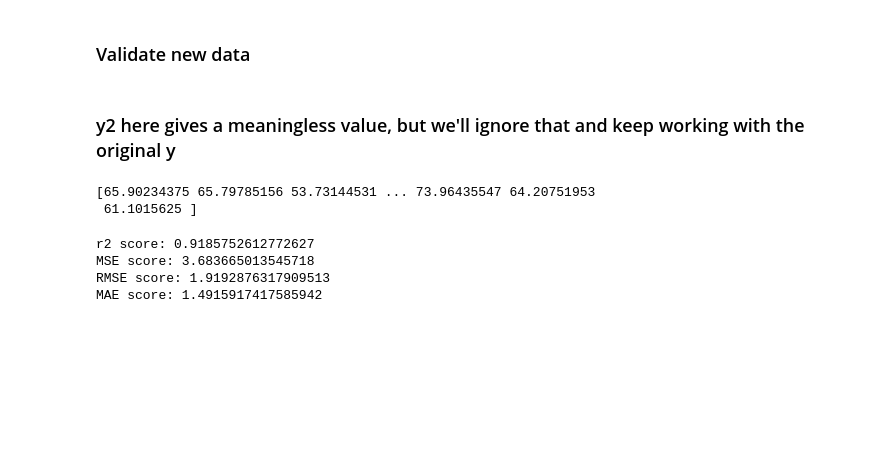
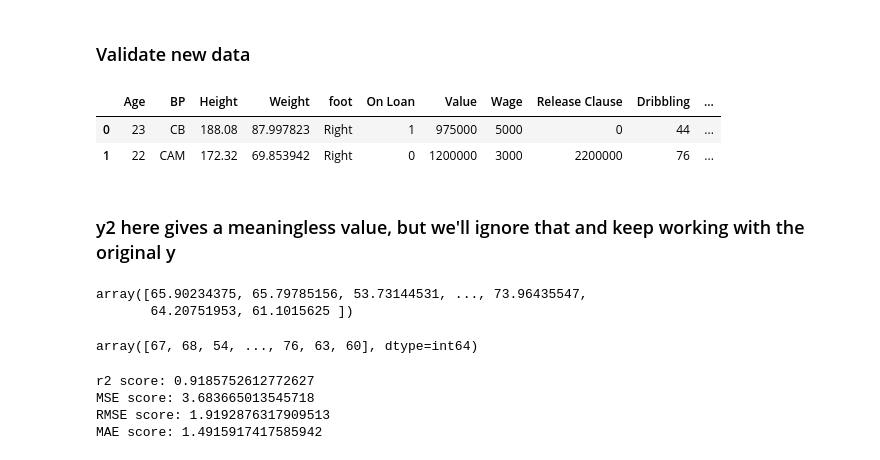
Before and after one commit to SangreNocturna/Fifa_LaLiga, a Jupyter notebook: Fifa_LaLiga-main/fifa21data.ipynb, the cells around one changed output. Drawn from its saved outputs; the diff is of its cells as text; code cells hidden in the pictures; blank space fills up the shorter version.

```diff
--- a/Fifa_LaLiga-main/fifa21data.ipynb
+++ b/Fifa_LaLiga-main/fifa21data.ipynb
@@ -305,6 +321,12 @@ MAE score: 1.5127089886487965
 ### Validate new data
 # %%
 df2 = preprocess(pd.read_csv('fifa21_validate.csv'))
+# %%
+df2.head(2)
+# %% [output]
+|  | Age | BP | Height | Weight | foot | On Loan | Value | Wage | Release Clause | Dribbling | ... |
+| 0 | 23 | CB | 188.08 | 87.997823 | Right | 1 | 975000 | 5000 | 0 | 44 | ... |
+| 1 | 22 | CAM | 172.32 | 69.853942 | Right | 0 | 1200000 | 3000 | 2200000 | 76 | ... |
 # %% [markdown]
 ### y2 here gives a meaningless value, but we'll ignore that and keep working with the original y
 # %%
@@ -312,10 +334,12 @@ X2, y2 = xysplit(df2)
 # %%
 predictions2 = lm.predict(X2)
 # %%
-print(predictions2)
+display(predictions2)
+display(np.array(y2))
 # %% [output]
-[65.90234375 65.79785156 53.73144531 ... 73.96435547 64.20751953
- 61.1015625 ]
+array([65.90234375, 65.79785156, 53.73144531, ..., 73.96435547,
+       64.20751953, 61.1015625 ])
+array([67, 68, 54, ..., 76, 63, 60], dtype=int64)
 # %%
 scores(y2, predictions2)
 # %% [output]
```
Also changed, not shown: parts of 12 cells of this notebook.
